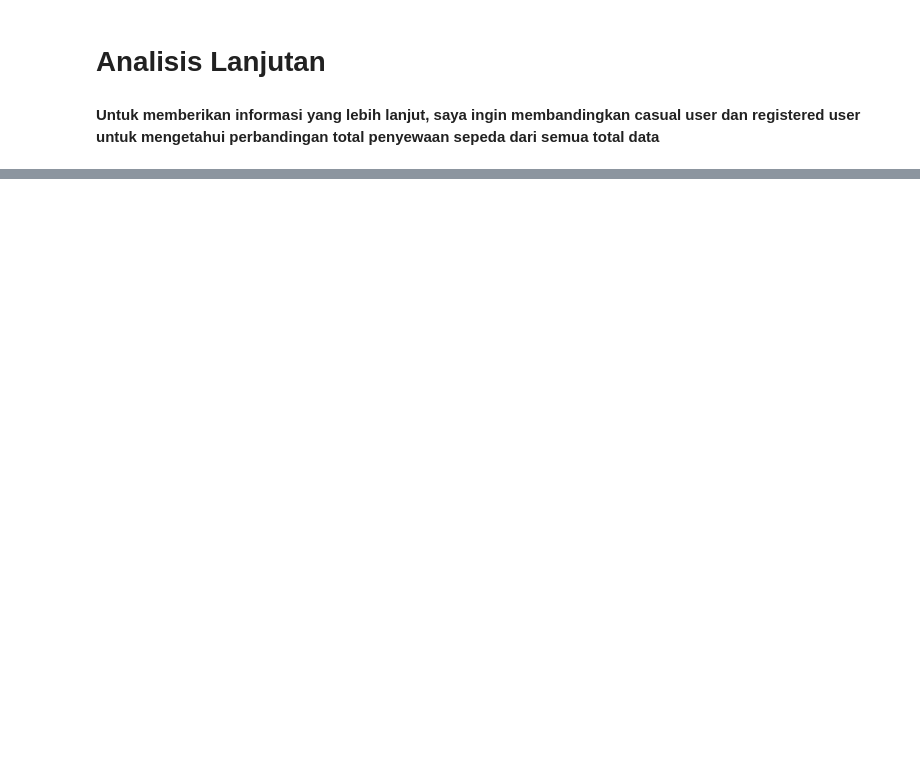
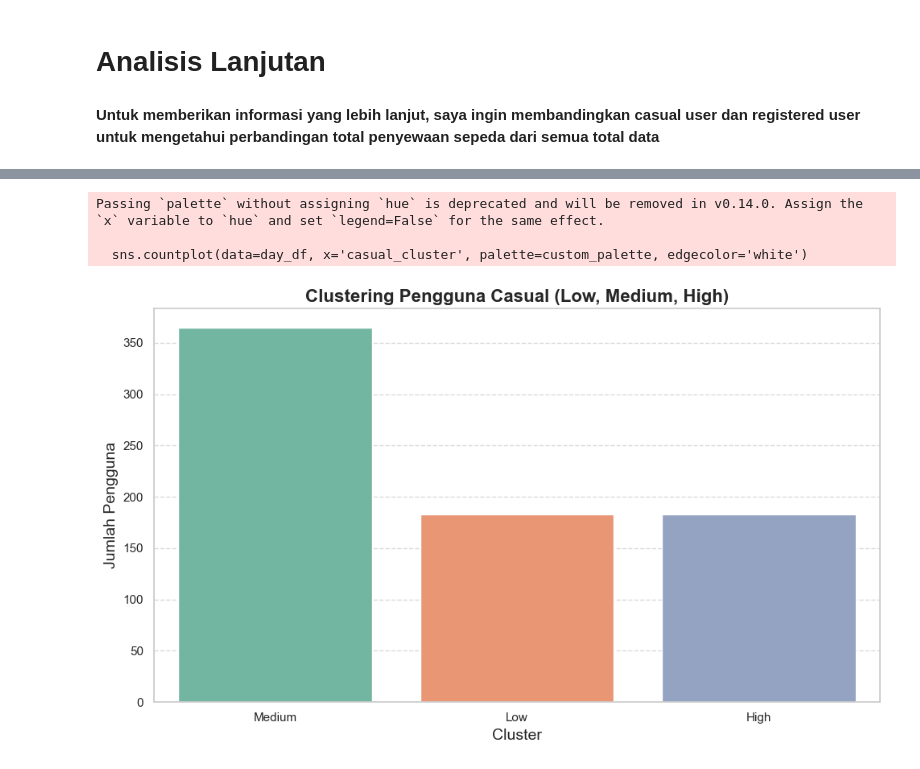
Before and after one commit to gemilang-ramadhan/Leraning-DA, a Jupyter notebook: Proyek_Analisis_Data.ipynb, the cells around one changed output, grey strips where cells are left out. Cells and saved outputs as stored; diff of their text form; code cells hidden in the pictures; blank space fills up the shorter version.

```diff
--- a/Proyek_Analisis_Data.ipynb
+++ b/Proyek_Analisis_Data.ipynb
@@ -202,0 +294,15 @@ plt.show()
+# %%
+# fungsi untuk melakukan clustering
+def categorize_users(data, column):
+    q1 = data[column].quantile(0.25)
+    q3 = data[column].quantile(0.75)
+
+    def categorize(value):
+        if value < q1:
+            return 'Low'
+        elif value >= q1 and value <= q3:
+            return 'Medium'
+        else:
+            return 'High'
+
+    return data[column].apply(categorize)
@@ -202,0 +312,7 @@ plt.show()
+# %%
+# Clustering untuk Casual Users
+day_df['casual_cluster'] = categorize_users(day_df, 'casual')
+# %%
+
+# Clustering untuk Registered Users
+day_df['registered_cluster'] = categorize_users(day_df, 'registered')
@@ -202,0 +335,15 @@ plt.show()
+# %%
+# Visualisasi Clustering Pengguna Casual
+plt.figure(figsize=(10, 6))
+sns.countplot(data=day_df, x='casual_cluster', palette=custom_palette, edgecolor='white')
+plt.title('Clustering Pengguna Casual (Low, Medium, High)', fontsize=16, weight='bold')
+plt.xlabel('Cluster', fontsize=14)
+plt.ylabel('Jumlah Pengguna', fontsize=14)
+plt.grid(True, axis='y', linestyle='--', alpha=0.7)
+plt.tight_layout()
+plt.show()
+# %% [output]
+Passing `palette` without assigning `hue` is deprecated and will be removed in v0.14.0. Assign the `x` variable to `hue` and set `legend=False` for the same effect.
+
+  sns.countplot(data=day_df, x='casual_cluster', palette=custom_palette, edgecolor='white')
+[figure, added]
```
Also changed, not shown: parts of 26 cells of this notebook, 1 other file.
